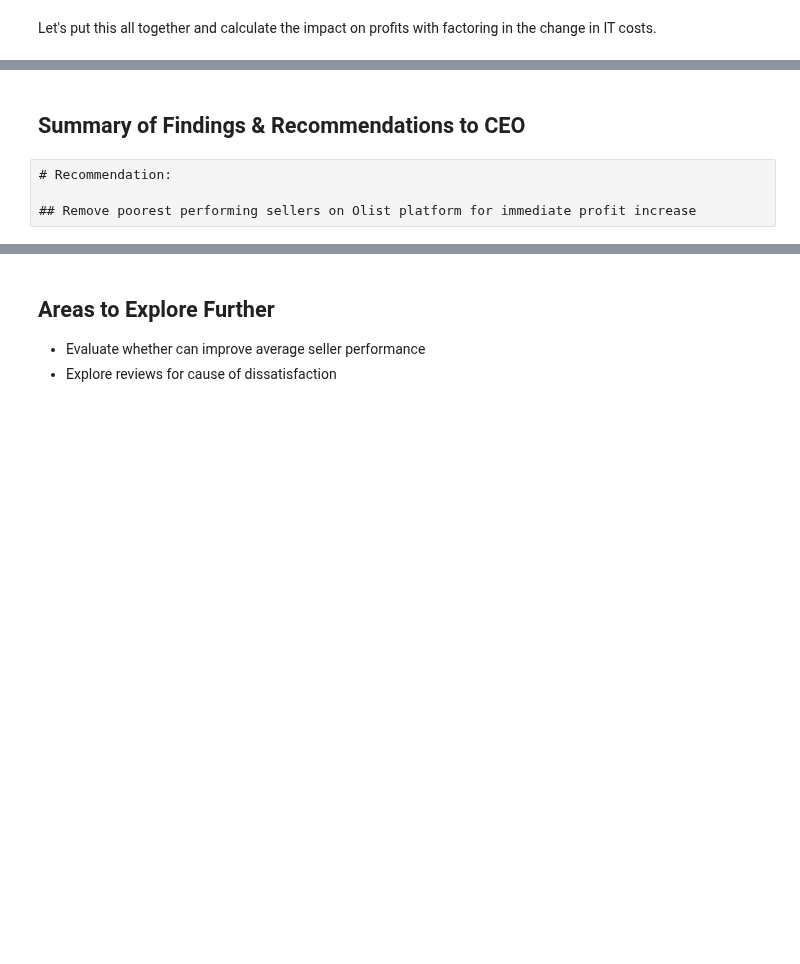
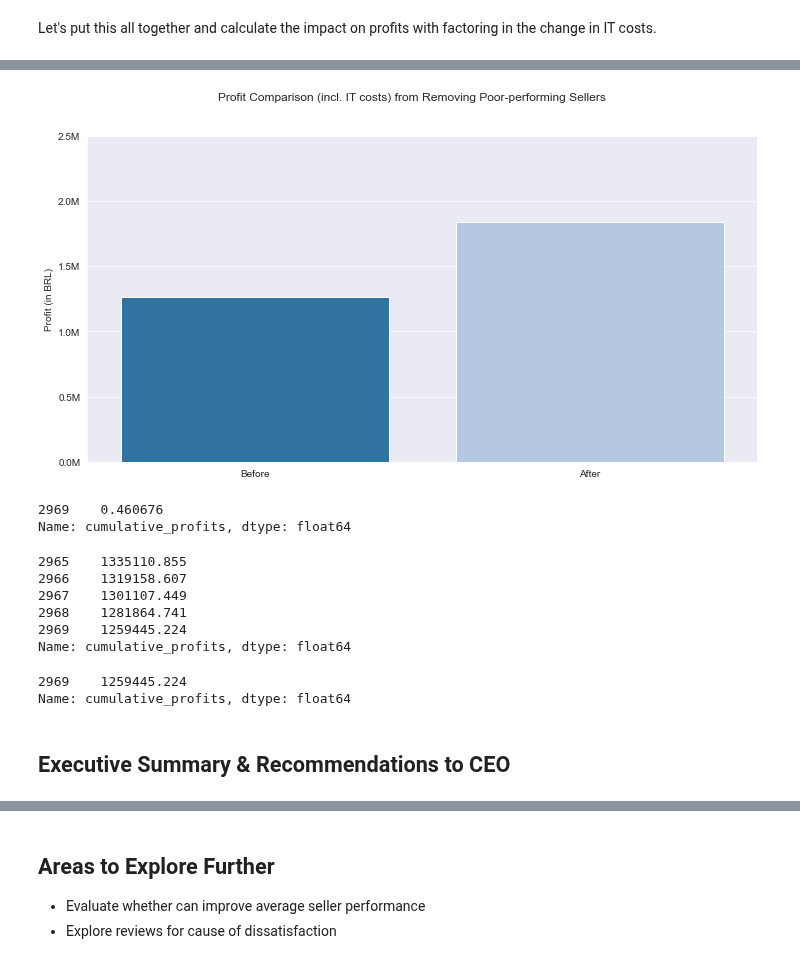
Before and after one commit to phlln/olist-analysis, a Jupyter notebook: notebooks/CEO Recommendations.ipynb, the cells around one changed output, grey strips where cells are left out. Cells and saved outputs as stored; diff of their text form; code cells hidden in the pictures; blank space fills up the shorter version.

Commit message:
completed 1st draft of CEO recommendations

```diff
--- a/notebooks/CEO Recommendations.ipynb
+++ b/notebooks/CEO Recommendations.ipynb
@@ -591,7 +567,8 @@ ax.set_yticklabels(yticklabels);
 [figure]
 # %%
 # Calculation of cumulative IT cost reduction after removing poor-performing sellers
-total_it_cost.iloc[0,0] - total_it_cost.iloc[0,1]
+it_cost_savings = total_it_cost.iloc[0,0] - total_it_cost.iloc[0,1]
+it_cost_savings
 # %% [output]
 266918.9288156275
 # %% [markdown]
@@ -601,9 +575,0 @@ By removing poor-performing sellers from the platform, *order volume* **decrease
-# %%
-# Our IT Cost Curve
-
-plt.figure(figsize=(15,4))
-x=np.linspace(0,99844, 100)
-y=(k)*(x**0.5)
-sns.lineplot(x=x, y=y)
-plt.xlabel('Number of Orders')
-plt.ylabel('IT Cost (in BRL)');
@@ -651,15 +576,3 @@ it_cost.iloc[100:130]
-# %%
-# The average cost of IT per order after adding this seller
-#sellers['it_unit_cost'] = sellers.cumulative_it_cost / sellers.cumulative_orders
-
-# The IT cost for Olist after adding this seller
-sellers['it_cost'] = k*sellers['cumulative_orders']**0.5
-
-# # Difference between average and marginal IT cost
-# sellers['diff_unit_marg_it'] = sellers.it_unit_cost - sellers.it_marg_cost
-#sellers['diff_unit_marg_it'].abs().min()
-
-sellers.head()
 # %% [markdown]
 ### Profits without the Poor-performing Sellers (incl. IT Costs)
 # %% [markdown]
@@ -672,6 +586,38 @@ Sellers with high order volume also have accompanying higher IT costs associated
+# %%
+# Bar chart showing profit comparison (incl. IT costs) after removal of poor-performing sellers
+fig = plt.figure(figsize=(12,6))
+x_values = ['Before', 'After']
+y_values = [sellers.cumulative_profits.iloc[-1], sellers.cumulative_profits.iloc[-1] - neg_profits.iloc[-1] + it_cost_savings]
+ax = sns.barplot(data=sellers, x=x_values, y=y_values, palette='tab20')
+
+plt.ylabel('Profit (in BRL)')
+plt.ylim(0, 2500000)
+plt.suptitle('Profit Comparison (incl. IT costs) from Removing Poor-performing Sellers', fontsize=12)
+ax.set_yticks(ax.get_yticks())
+yticklabels=['{:3.1f}'.format(y) + 'M' for y in ax.get_yticks()/1000000]
+ax.set_yticklabels(yticklabels);
+# %% [output]
+[figure, added]
+# %%
+answer = 580196 / sellers.cumulative_profits[-1:]
+answer
+# %% [output]
+2969    0.460676
+Name: cumulative_profits, dtype: float64
+# %%
+sellers.cumulative_profits.tail()
+# %% [output]
+2965    1335110.855
+2966    1319158.607
+2967    1301107.449
+2968    1281864.741
+2969    1259445.224
+Name: cumulative_profits, dtype: float64
+# %%
+cum_profits = sellers.cumulative_profits[-1:]
+cum_profits
+# %% [output]
+2969    1259445.224
+Name: cumulative_profits, dtype: float64
 # %% [markdown]
-## Summary of Findings & Recommendations to CEO
+## Executive Summary & Recommendations to CEO
-# %% [raw]
-# Recommendation:
-
-## Remove poorest performing sellers on Olist platform for immediate profit increase
```
Also changed, not shown: parts of 28 cells of this notebook.
